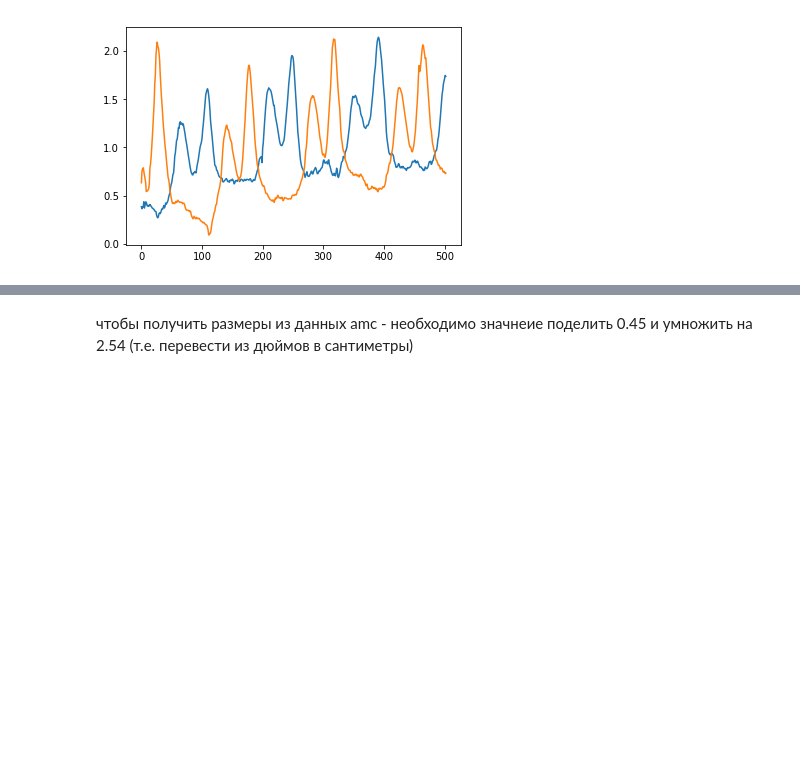
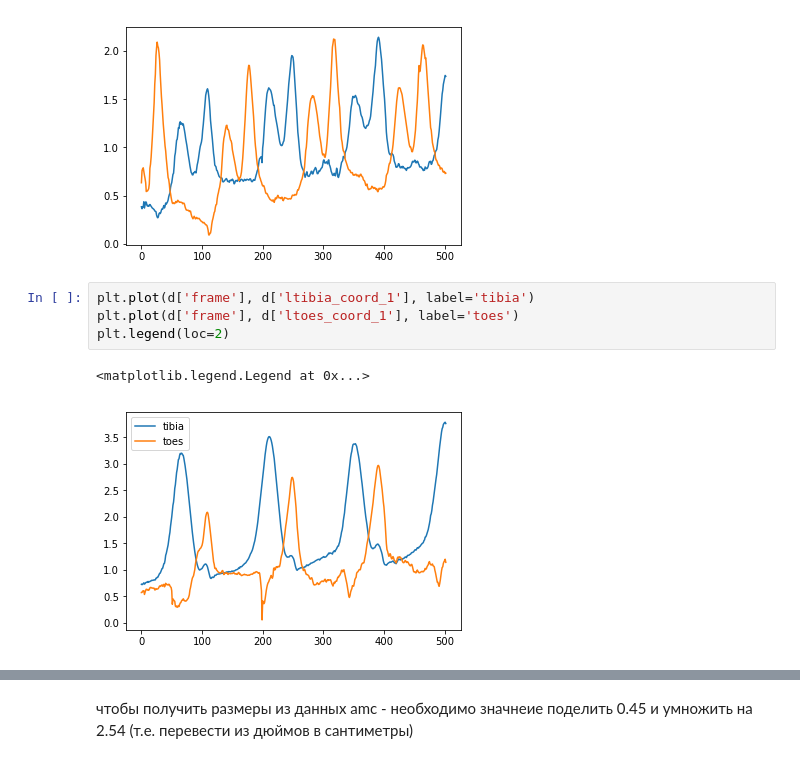
Before and after one commit to KseniiaCheloshkina/amc, a Jupyter notebook: dev/amc_parser_test.ipynb, the cells around one changed output, grey strips where cells are left out. Drawn from its saved outputs; the diff is of its cells as text; blank space fills up the shorter version.

Commit message:
add correct labeling of heel strike and toe off'

```diff
--- a/dev/amc_parser_test.ipynb
+++ b/dev/amc_parser_test.ipynb
@@ -67,3 +69,10 @@ plt.plot(d['frame'], d['rfoot_coord_1'])
 # %% [output]
 [<matplotlib.lines.Line2D at 0x...>]
 [figure]
+# %%
+plt.plot(d['frame'], d['ltibia_coord_1'], label='tibia')
+plt.plot(d['frame'], d['ltoes_coord_1'], label='toes')
+plt.legend(loc=2)
+# %% [output]
+<matplotlib.legend.Legend at 0x...>
+[figure, added]
```
Also changed, not shown: parts of 30 cells of this notebook.
